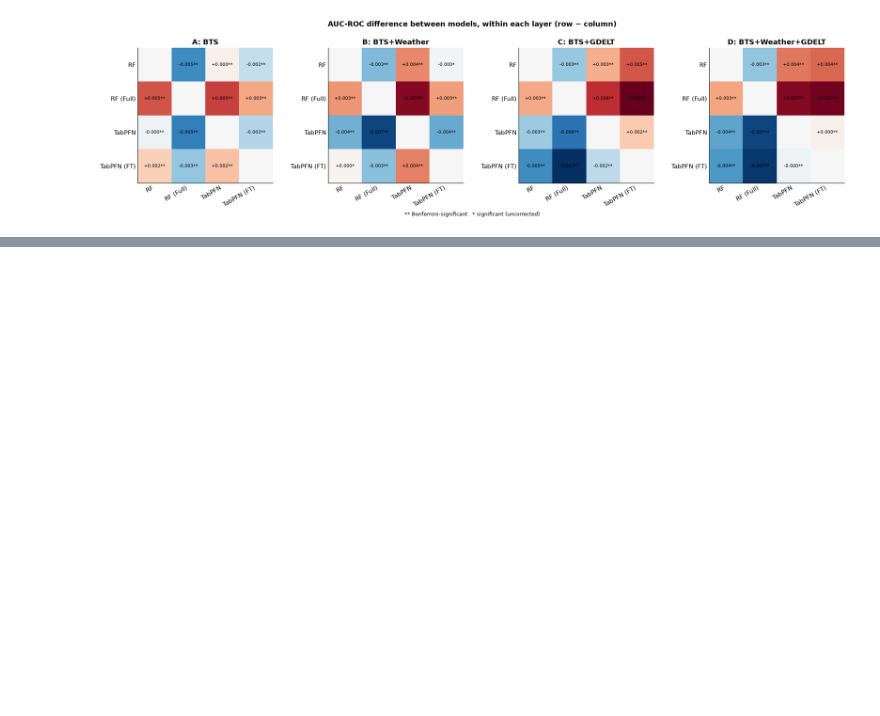
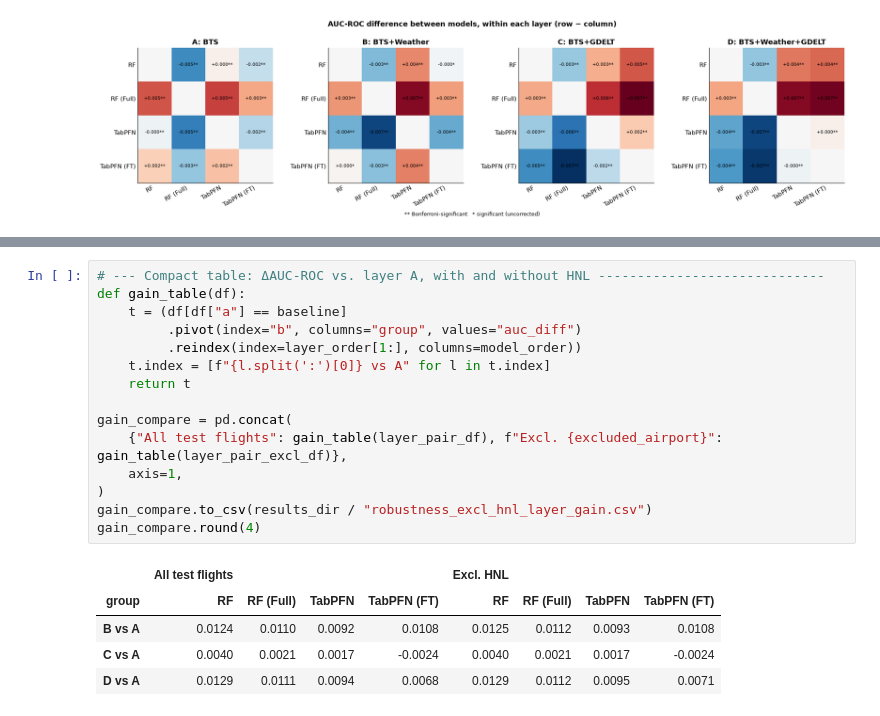
Before and after one commit to aniaand/BachelorThesisAirlineDelayPrediction, a Jupyter notebook: notebooks/results.ipynb, the cells around one changed output, grey strips where cells are left out. Drawn from its saved outputs; the diff is of its cells as text; blank space fills up the shorter version.

```diff
--- a/notebooks/results.ipynb
+++ b/notebooks/results.ipynb
@@ -528,0 +737,21 @@ plot_diff_heatmaps(model_pair_df, model_order,
+# %%
+# --- Compact table: ΔAUC-ROC vs. layer A, with and without HNL -----------------------------
+def gain_table(df):
+    t = (df[df["a"] == baseline]
+         .pivot(index="b", columns="group", values="auc_diff")
+         .reindex(index=layer_order[1:], columns=model_order))
+    t.index = [f"{l.split(':')[0]} vs A" for l in t.index]
+    return t
+
+gain_compare = pd.concat(
+    {"All test flights": gain_table(layer_pair_df), f"Excl. {excluded_airport}": gain_table(layer_pair_excl_df)},
+    axis=1,
+)
+gain_compare.to_csv(results_dir / "robustness_excl_hnl_layer_gain.csv")
+gain_compare.round(4)
+# %% [output]
+|  | All test flights |  |  |  | Excl. HNL |  |  |  |
+| group | RF | RF (Full) | TabPFN | TabPFN (FT) | RF | RF (Full) | TabPFN | TabPFN (FT) |
+| B vs A | 0.0124 | 0.0110 | 0.0092 | 0.0108 | 0.0125 | 0.0112 | 0.0093 | 0.0108 |
+| C vs A | 0.0040 | 0.0021 | 0.0017 | -0.0024 | 0.0040 | 0.0021 | 0.0017 | -0.0024 |
+| D vs A | 0.0129 | 0.0111 | 0.0094 | 0.0068 | 0.0129 | 0.0112 | 0.0095 | 0.0071 |
```
Also changed, not shown: parts of 7 cells of this notebook, 5 other files.
